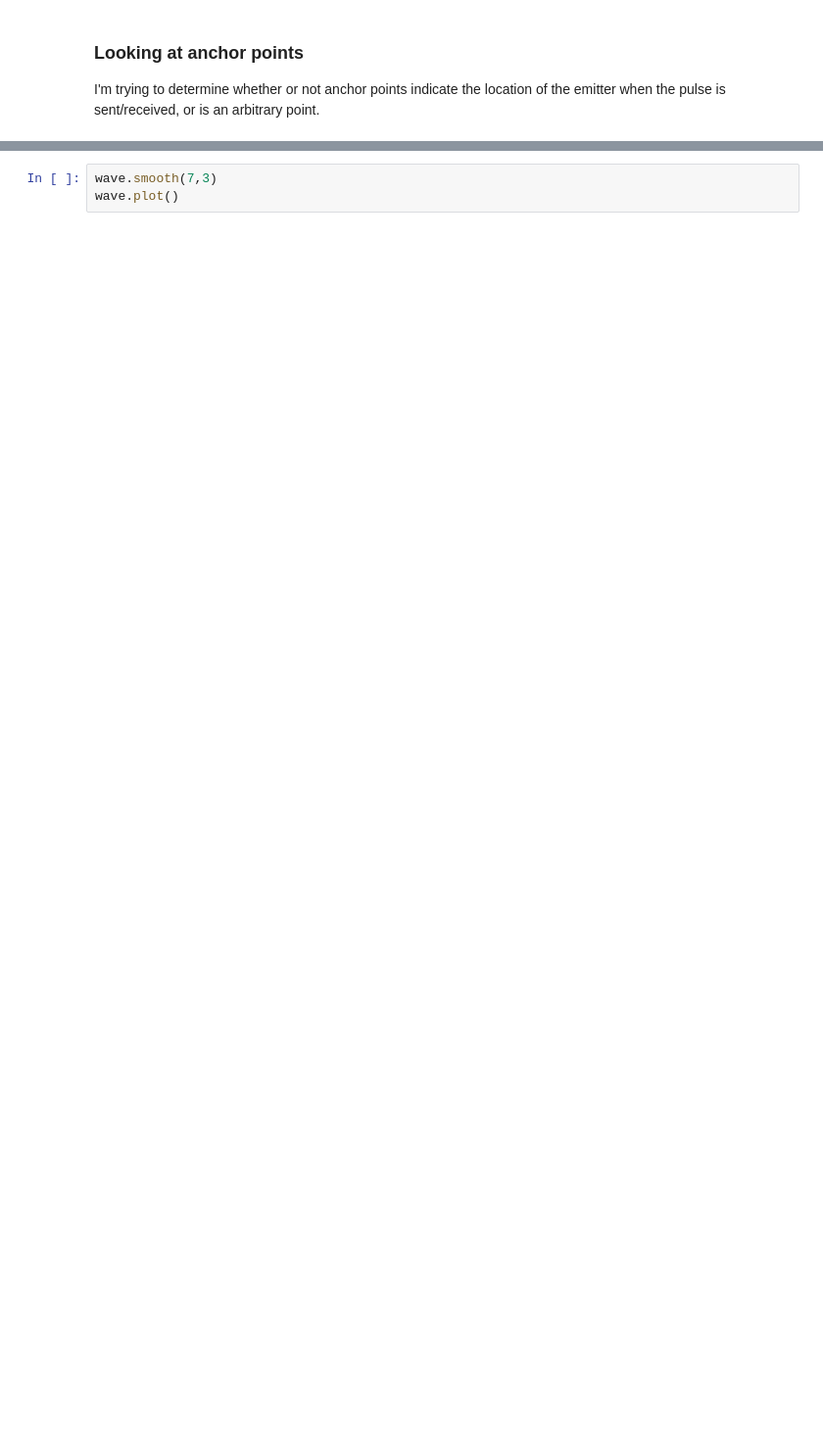
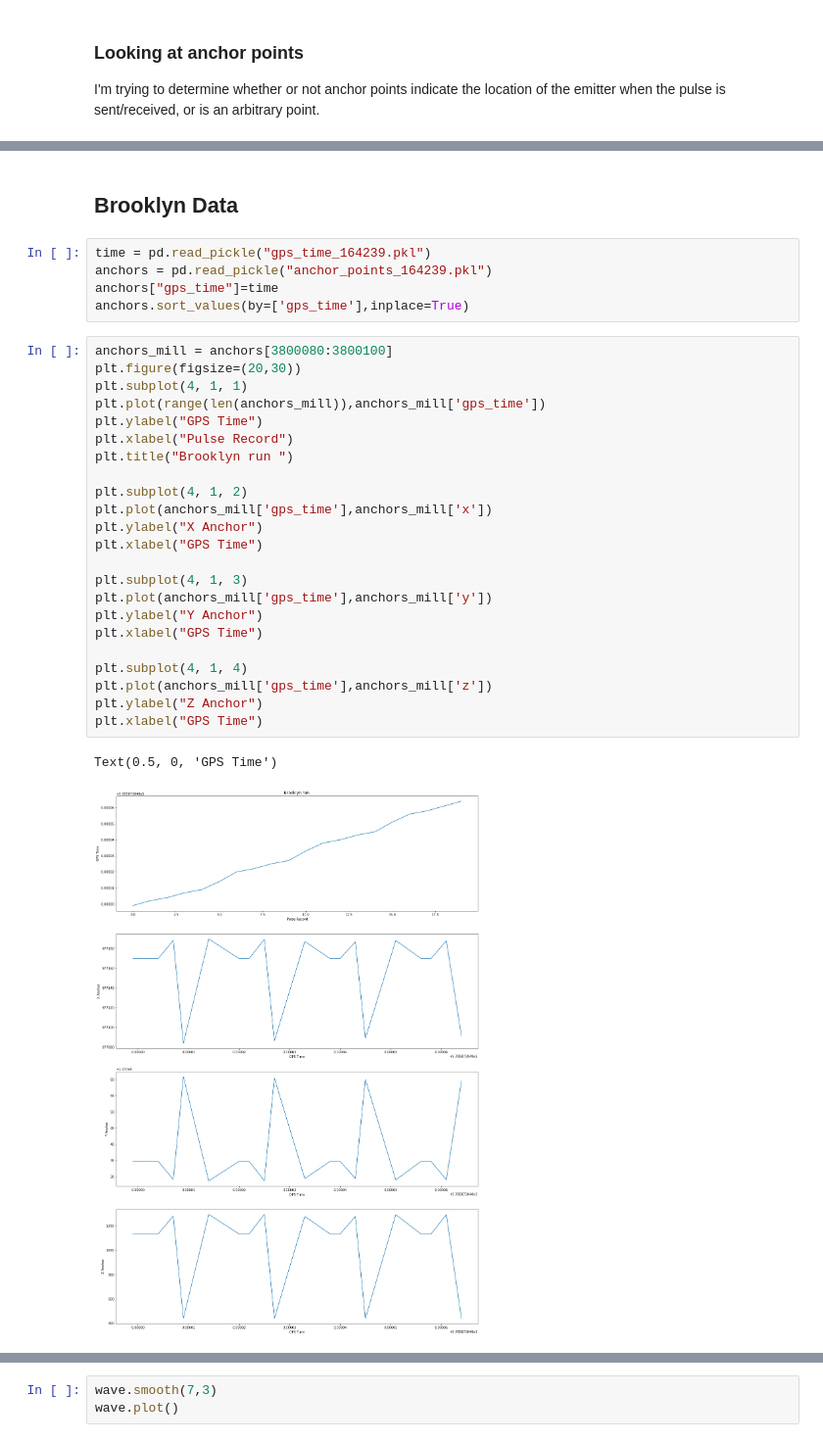
Before and after one commit to mihamerstan/lidar_metrics, a Jupyter notebook: notebooks/pypwaves_test.ipynb, the cells around one changed output, grey strips where cells are left out. Shown: that part at 98% size. Cells and saved outputs as stored; diff of their text form; blank space fills up the shorter version.

Commit message:
looking at noise in NY data

```diff
--- a/notebooks/pypwaves_test.ipynb
+++ b/notebooks/pypwaves_test.ipynb
@@ -94,0 +103,33 @@ plt.plot(df_denoised['x'][:300000])
+# %% [markdown]
+## Brooklyn Data
+# %%
+time = pd.read_pickle("gps_time_164239.pkl")
+anchors = pd.read_pickle("anchor_points_164239.pkl")
+anchors["gps_time"]=time
+anchors.sort_values(by=['gps_time'],inplace=True)
+# %%
+anchors_mill = anchors[3800080:3800100]
+plt.figure(figsize=(20,30))
+plt.subplot(4, 1, 1)
+plt.plot(range(len(anchors_mill)),anchors_mill['gps_time'])
+plt.ylabel("GPS Time")
+plt.xlabel("Pulse Record")
+plt.title("Brooklyn run ")
+
+plt.subplot(4, 1, 2)
+plt.plot(anchors_mill['gps_time'],anchors_mill['x'])
+plt.ylabel("X Anchor")
+plt.xlabel("GPS Time")
+
+plt.subplot(4, 1, 3)
+plt.plot(anchors_mill['gps_time'],anchors_mill['y'])
+plt.ylabel("Y Anchor")
+plt.xlabel("GPS Time")
+
+plt.subplot(4, 1, 4)
+plt.plot(anchors_mill['gps_time'],anchors_mill['z'])
+plt.ylabel("Z Anchor")
+plt.xlabel("GPS Time")
+# %% [output]
+Text(0.5, 0, 'GPS Time')
+[figure, added]
```
Also changed, not shown: parts of 23 cells of this notebook, 2 other files.
